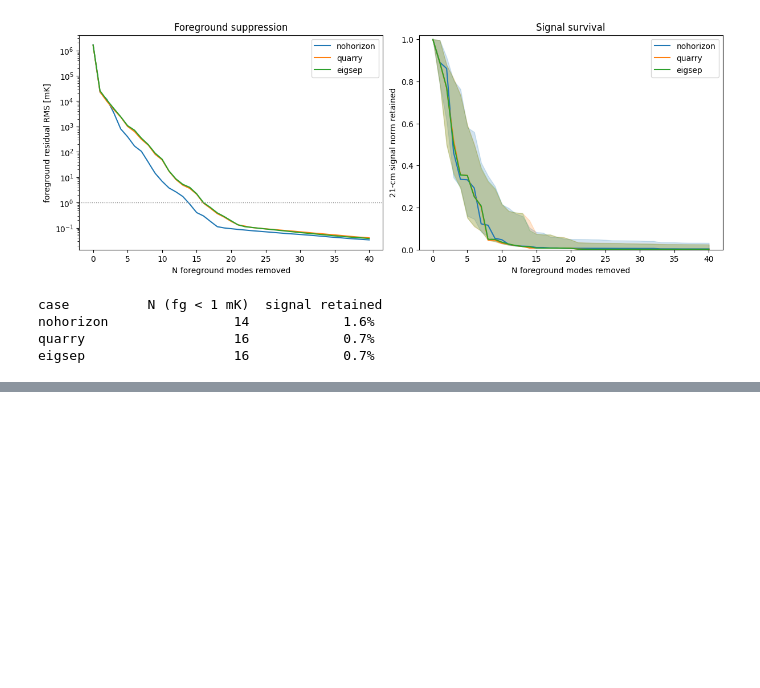
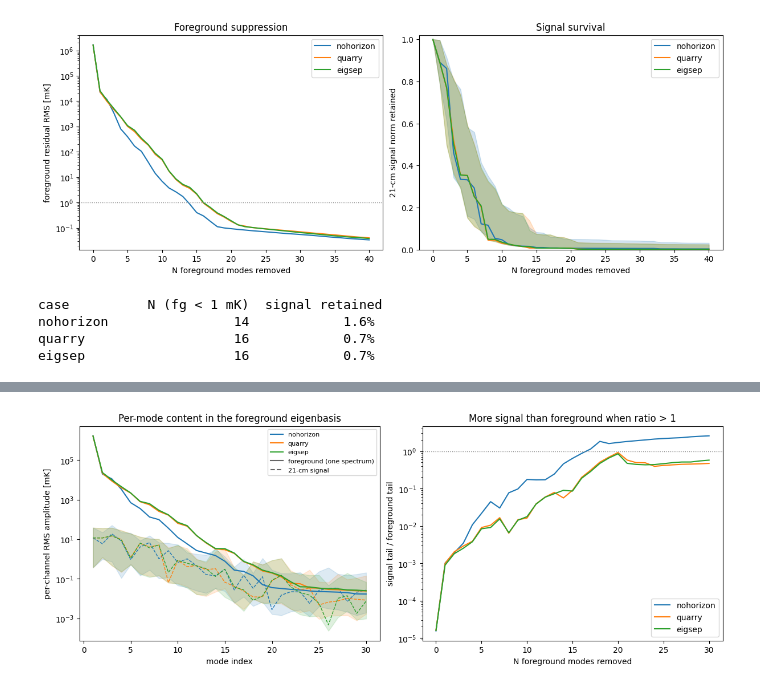
Before and after one commit to christianhbye/eigsep_mock_analysis, a Jupyter notebook: horizon_chromaticity/notebooks/chromaticity_pca.ipynb, the cells around one changed output, grey strips where cells are left out. Cells and saved outputs as stored; diff of their text form; code cells hidden in the pictures; blank space fills up the shorter version.

```diff
--- a/horizon_chromaticity/notebooks/chromaticity_pca.ipynb
+++ b/horizon_chromaticity/notebooks/chromaticity_pca.ipynb
@@ -519,0 +589,85 @@ eigsep                   16            0.7%
+# %%
+K_SHOW = 30
+sqrt_nf = np.sqrt(len(freqs))
+
+fig, axs = plt.subplots(1, 2, figsize=(12, 4.5), constrained_layout=True)
+
+cross = {}
+for c in CASES:
+    s, V = svd[c]["s"], svd[c]["V"]
+    n_samp = extract[c]["n_samples"]
+
+    # per-channel RMS amplitude of mode i: foreground (typical single
+    # spectrum) and 21-cm signal (nominal + 16-84% of the model family)
+    fg_mode = s / np.sqrt(n_samp) / sqrt_nf * 1e3  # [mK]
+    a_nom = V.T @ t21_nom
+    sig_mode = np.abs(a_nom) / sqrt_nf * 1e3  # [mK]
+    a_fam = np.abs(t21 @ V)  # (n_models, n_freqs)
+    sig_lo, sig_hi = np.percentile(a_fam, [16, 84], axis=0) / sqrt_nf * 1e3
+
+    m = np.arange(1, K_SHOW + 1)
+    axs[0].semilogy(m, fg_mode[:K_SHOW], color=COLORS[c], label=c)
+    axs[0].semilogy(m, sig_mode[:K_SHOW], color=COLORS[c], ls="--", lw=1)
+    axs[0].fill_between(
+        m, sig_lo[:K_SHOW], sig_hi[:K_SHOW], color=COLORS[c], alpha=0.15
+    )
+
+    # cumulative tails after removing the first N modes
+    fg_tail = (
+        np.sqrt(
+            np.concatenate([np.cumsum((s**2)[::-1])[::-1], [0.0]]) / n_samp
+        )
+        / sqrt_nf
+        * 1e3
+    )
+    sig_tail = (
+        np.sqrt(np.concatenate([np.cumsum((a_nom**2)[::-1])[::-1], [0.0]]))
+        / sqrt_nf
+        * 1e3
+    )
+    with np.errstate(invalid="ignore", divide="ignore"):
+        ratio = sig_tail / fg_tail
+    N_arr = np.arange(len(ratio))
+    axs[1].semilogy(
+        N_arr[: K_SHOW + 1], ratio[: K_SHOW + 1], color=COLORS[c], label=c
+    )
+
+    mode_hits = np.nonzero(sig_mode > fg_mode)[0]
+    tail_hits = np.nonzero(ratio[:-1] > 1.0)[0]
+    Nx_mode = int(mode_hits[0]) + 1 if mode_hits.size else None
+    Nx_tail = int(tail_hits[0]) if tail_hits.size else None
+    cross[c] = dict(
+        Nx_mode=Nx_mode,
+        Nx_tail=Nx_tail,
+        fg_resid=fg_tail[Nx_tail] if Nx_tail is not None else np.nan,
+        retained=sig_tail[Nx_tail] / sig_tail[0]
+        if Nx_tail is not None
+        else np.nan,
+    )
+
+axs[0].plot([], [], color="0.4", label="foreground (one spectrum)")
+axs[0].plot([], [], color="0.4", ls="--", label="21-cm signal")
+axs[0].set_xlabel("mode index")
+axs[0].set_ylabel("per-channel RMS amplitude [mK]")
+axs[0].set_title("Per-mode content in the foreground eigenbasis")
+axs[0].legend(fontsize=8)
+
+axs[1].axhline(1.0, color="0.5", ls=":", lw=1)
+axs[1].set_xlabel("N foreground modes removed")
+axs[1].set_ylabel("signal tail / foreground tail")
+axs[1].set_title("More signal than foreground when ratio > 1")
+axs[1].legend()
+plt.show()
+
+print(
+    f"{'case':12s} {'1st mode sig>fg':>16s} {'N (tail sig>fg)':>16s} "
+    f"{'fg resid [mK]':>14s} {'signal retained':>16s}"
+)
+for c in CASES:
+    x = cross[c]
+    print(
+        f"{c:12s} {x['Nx_mode']:16d} {x['Nx_tail']:16d} "
+        f"{x['fg_resid']:14.2f} {x['retained']:15.1%}"
+    )
+# %% [output]
+[figure, added]
```
Also changed, not shown: parts of 5 cells of this notebook, 2 other files.
